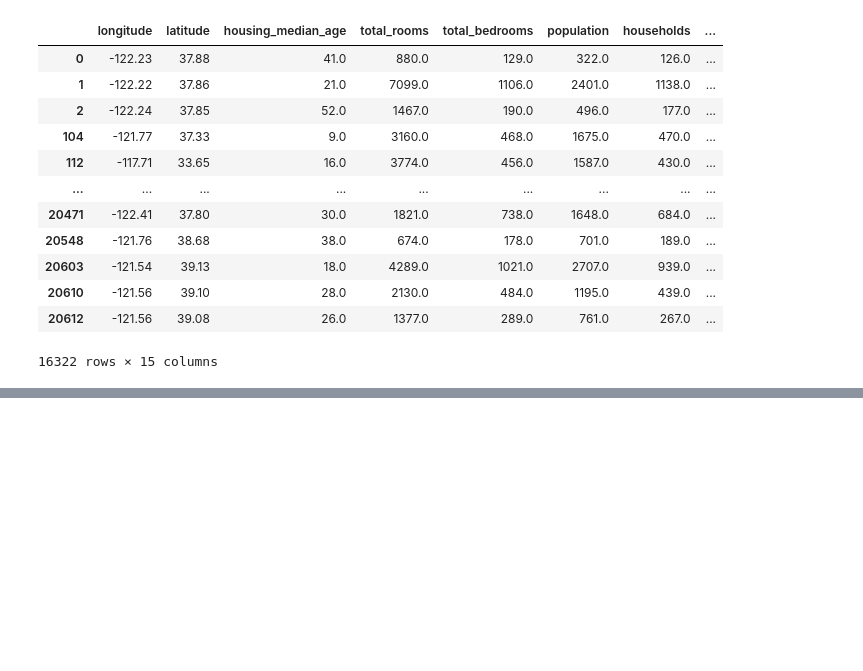
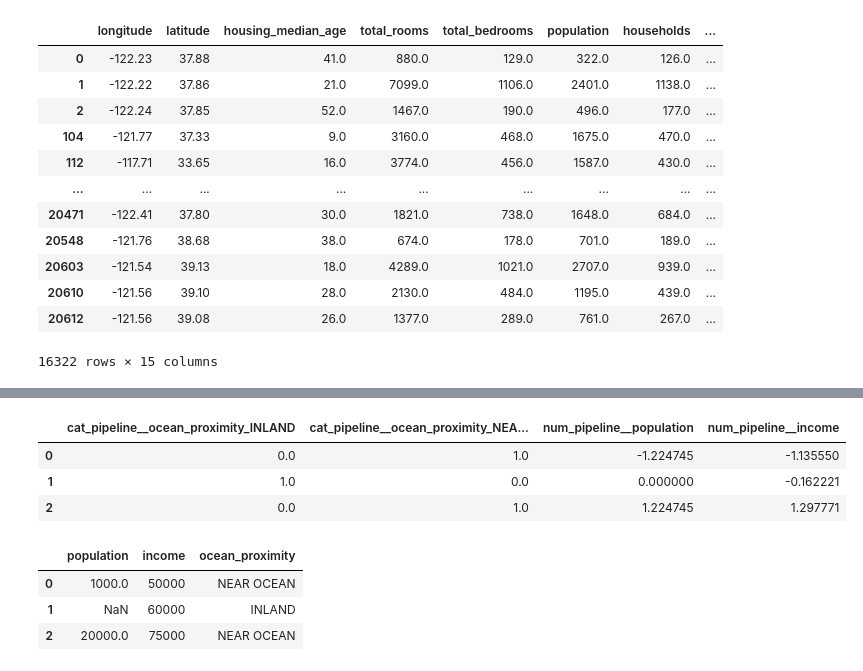
Before and after one commit to yousefosama736/hands-on-machine-learning, a Jupyter notebook: Untitled-1.ipynb, the cells around one changed output, grey strips where cells are left out. Drawn from its saved outputs; the diff is of its cells as text; code cells hidden in the pictures; blank space fills up the shorter version.

```diff
--- a/Untitled-1.ipynb
+++ b/Untitled-1.ipynb
@@ -369,0 +683,14 @@ x=
+# %%
+from sklearn.preprocessing import FunctionTransformer
+
+df=pd.DataFrame({
+    "price": [100, np.nan, 1000],
+    "size": [50, 60, 70]
+})
+make_pipeline=Pipeline(
+    [("imputer",SimpleImputer(strategy="median")),
+("log_transformer",FunctionTransformer(np.log,inverse_func=np.exp)),
+("scaler",StandardScaler())]
+)
+
+df["price_log"] = make_pipeline.fit_transform(df[["price"]])
@@ -369,0 +715,29 @@ x=
+# %%
+from sklearn.compose import ColumnTransformer
+from sklearn.pipeline import make_pipeline
+from sklearn.preprocessing import OneHotEncoder
+
+
+housing = pd.DataFrame({
+    "population": [1000, np.nan, 20000],
+    "income": [50000, 60000, 75000],
+    "ocean_proximity": ["NEAR OCEAN", "INLAND", "NEAR OCEAN"]
+})
+
+cat_pipeline=make_pipeline(
+    SimpleImputer(strategy="most_frequent"),
+    OneHotEncoder(handle_unknown="ignore")
+
+)
+num_pipeline=make_pipeline(
+    SimpleImputer(strategy="median"),
+    StandardScaler()
+
+)
+
+preprocessor=ColumnTransformer(
+    [("cat_pipeline",cat_pipeline,["ocean_proximity"]),("num_pipeline",num_pipeline,["population","income"])])
+final_process=preprocessor.fit_transform(housing)
+columns_names=preprocessor.get_feature_names_out()
+final_process=pd.DataFrame(final_process,columns=columns_names)
+print("Prepared Data:", final_process)
@@ -369,0 +759,14 @@ x=
+# %%
+final_process
+# %% [output]
+|  | cat_pipeline__ocean_proximity_INLAND | cat_pipeline__ocean_proximity_NEA... | num_pipeline__population | num_pipeline__income |
+| 0 | 0.0 | 1.0 | -1.224745 | -1.135550 |
+| 1 | 1.0 | 0.0 | 0.000000 | -0.162221 |
+| 2 | 0.0 | 1.0 | 1.224745 | 1.297771 |
+# %%
+housing
+# %% [output]
+|  | population | income | ocean_proximity |
+| 0 | 1000.0 | 50000 | NEAR OCEAN |
+| 1 | NaN | 60000 | INLAND |
+| 2 | 20000.0 | 75000 | NEAR OCEAN |
```
Also changed, not shown: parts of 40 cells of this notebook, 1 other file.
